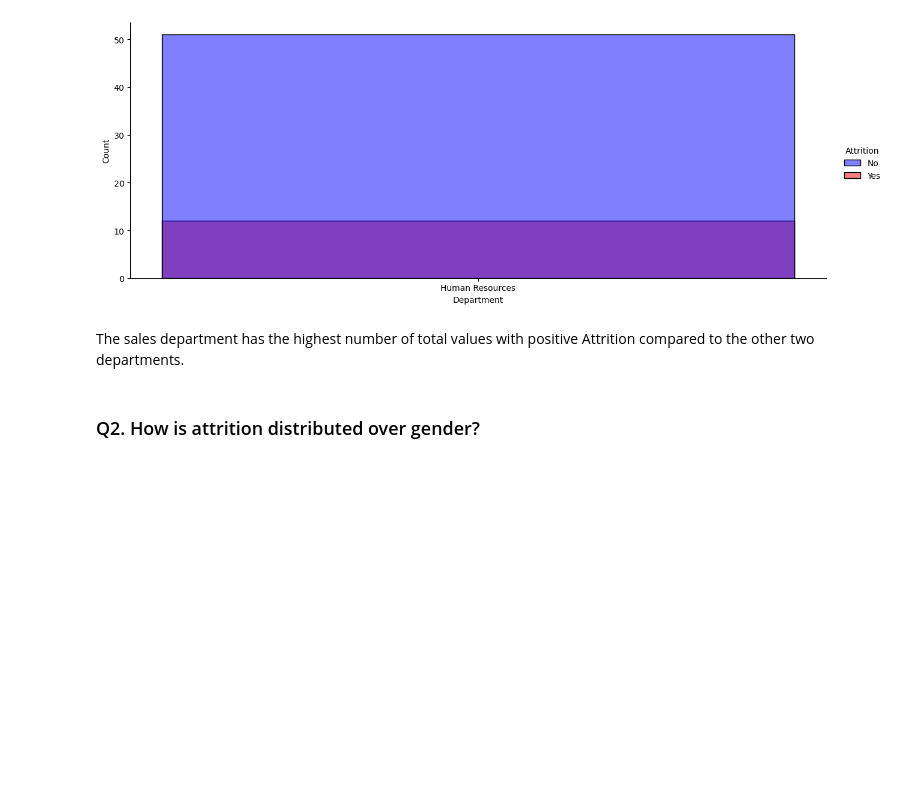
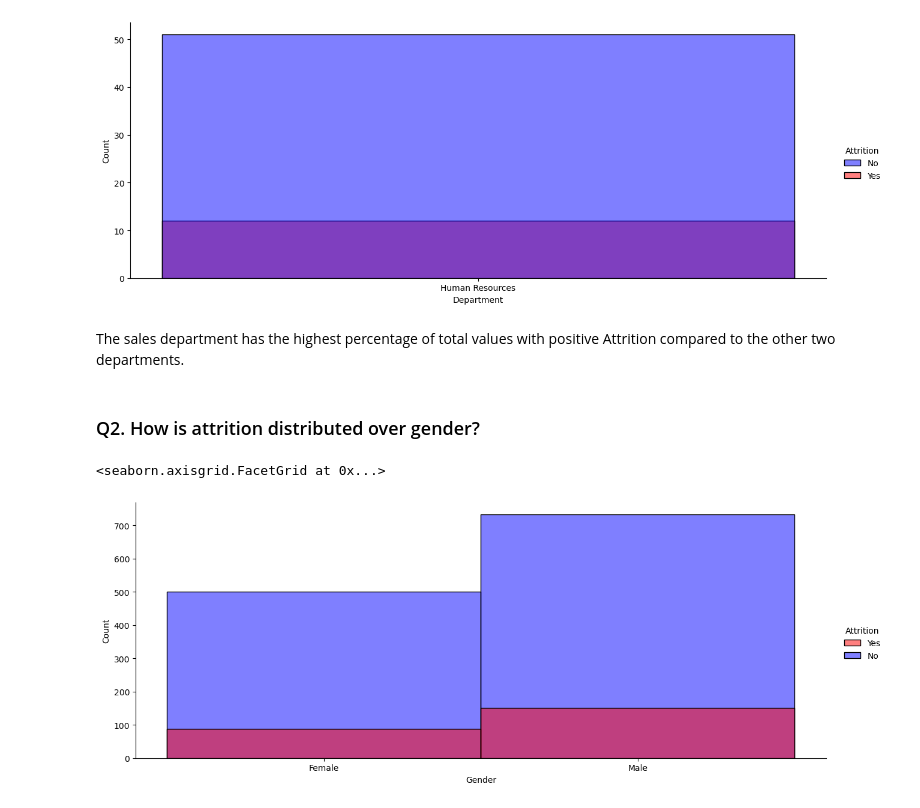
Before and after one commit to mbrigljevic/Employee-attrition-project-, a Jupyter notebook: Attrition in the company .ipynb, the cells around one changed output. Cells and saved outputs as stored; diff of their text form; code cells hidden in the pictures; blank space fills up the shorter version.

```diff
--- a/Attrition in the company .ipynb
+++ b/Attrition in the company .ipynb
@@ -174,6 +174,11 @@ sns.displot(hr_df, x="Department", hue="Attrition", palette={"Yes": "red", "No":
 <seaborn.axisgrid.FacetGrid at 0x...>
 [figure]
 # %% [markdown]
-The sales department has the highest number of total values with positive Attrition compared to the other two departments.
+The sales department has the highest percentage of total values with positive Attrition compared to the other two departments.
 # %% [markdown]
 ### Q2. How is attrition distributed over gender?
+# %%
+sns.displot(df, x="Gender", hue="Attrition", palette={"Yes": "red", "No": "blue"}, aspect=2.5, bins=50)
+# %% [output]
+<seaborn.axisgrid.FacetGrid at 0x...>
+[figure, added]
```
